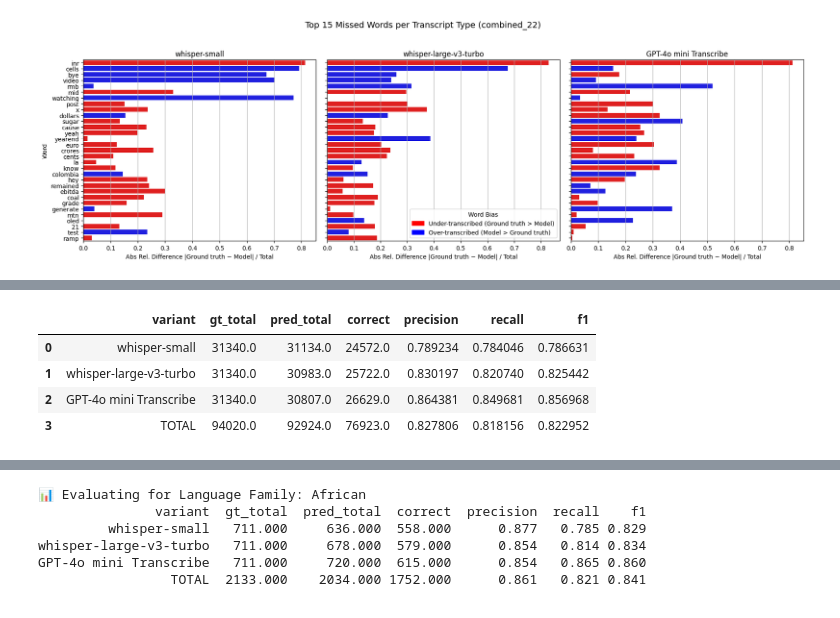
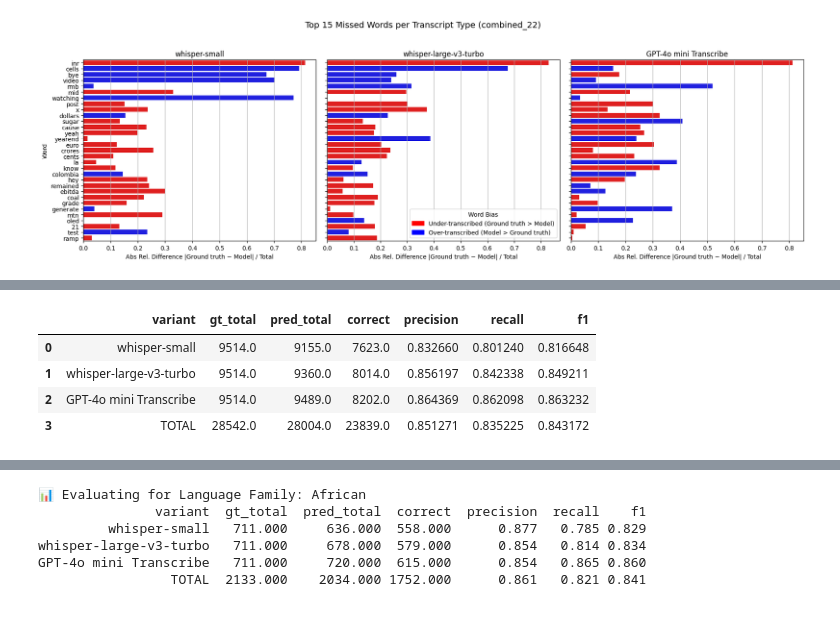
Before and after one commit to MakkerW/Thesis, a Jupyter notebook: Metrics.ipynb, the cells around one changed output, grey strips where cells are left out. Saved outputs shown, nothing was run; the diff lists cells and outputs as text; code cells hidden in the pictures.

```diff
--- a/Metrics.ipynb
+++ b/Metrics.ipynb
@@ -25,11 +25,14 @@ import unicodedata
 # %%
 def is_latin_char(ch): # Check if a character is Latin or a digit to avoid foreign
     name = unicodedata.name(ch, '')
-    return 'LATIN' in name or ch.isdigit() or ch.isspace()
+    return 'LATIN' in name or ch.isdigit() or ch.isspace() or ch in "_"
 
 def clean_and_tokenize(text):
     text = text.lower()
-
+    # Remove possessive 's after numbers like 2021's → 2021
+    text = re.sub(r"(?<=\d)'s\b", "", text)
+    #Replace - with space
+    text = text.replace('-', ' ')
     # Protect decimals (e.g. 2.4 → 2__DOT__4)
     text = re.sub(r'(?<=\d)\.(?=\d)', '__DOT__', text)
     text = ''.join(ch for ch in text if is_latin_char(ch))
@@ -37,6 +40,7 @@ def clean_and_tokenize(text):
     text = text.replace('__DOT__', '.')
 
     return text.split()
+
 def read_txt_file(path):
     with open(path, 'r', encoding='utf-8') as f:
         return f.read().strip()
@@ -469,6 +473,7 @@ SUBSTITUTIONS = {
     "nine": ["9"],
     "hundred": ["100"],
     "sixteen": ["16"],
+    "fifty": ["50"],
     "thousand": ["1000"],
     "followup": ["follow", "up"],
     "longterm": ["long", "term"],
@@ -478,7 +483,6 @@ SUBSTITUTIONS = {
     "doubledigit": ["double", "digit"],
     "midsingledigit": ["mid", "single", "digit"],
     "midsingle" : ["mid", "single"],
-    "oneoff": ["one", "off"]
 
 }
 FILLERS = {"eh", "uh", "um", "w", "th", "mmhmm", "hmm", "em", "ah", "e", "y", "inaudible", "unk", "crosstalk", "laugh", "oh", "affirmative", "q", "gaap", "gap", "percent"}
@@ -579,0 +584,9 @@ whisper-small                       1432
+# %%
+metadata = pd.read_csv("metadata_22.csv")
+metadata = metadata.rename(columns={"File ID": "folder"})
+
+df_22 = df_22.merge(metadata, on="folder", how="left")
+
+df_22 = df_22.rename(columns={"Language Family + Area Based": "Language Family"})
+
+df_22 = df_22.merge(df_paths_22, on=["folder", "variant"], how="left")
@@ -804,18 +929,36 @@ Passing `palette` without assigning `hue` is deprecated and will be removed in v
   sns.barplot(data=df_plot, x='rel_diff', y='word',palette=df_plot.set_index('word').loc[df_plot['word'], 'color'].to_dict(),ax=ax,order=filter_words if filter_words else None)
 [figure]
 # %%
-def extract_numbers(text):
-    return re.findall(r'\d+(?:\.\d+)?', text)
+import re
+from difflib import SequenceMatcher
+
+# --- Financial keyword set ---
+financial_keywords = {
+    'revenue', 'sales', 'income', 'earnings', 'ebitda', 'ebit', 'profit', 'margin', 'cost', 'expenses',
+    'capital', 'cash', 'dividend', 'tax', 'interest', 'guidance', 'estimate', 'forecast',
+    'debt', 'loss', 'growth', 'operating', 'adjusted', 'net', 'return', 'liability', 'asset',
+    'valuation', 'equity', 'shares', 'price', 'stock', 'unit', 'per share', 'ratio',
+    'annual', 'fiscal', 'monthly'
+}
+
+def normalize_number(n):
+    return str(float(n)) if '.' in n else str(int(n))
+
+def extract_contextual_numbers(text, window=10):
+    words = text.lower().split()
+    numbers = []
+    for idx, word in enumerate(words):
+        if re.fullmatch(r'\d+(?:\.\d+)?', word):
+            start = max(0, idx - window)
+            end = min(len(words), idx + window + 1)
+            context = words[start:end]
+            if any(fin_word in context for fin_word in financial_keywords):
+                numbers.append(normalize_number(word))
+    return numbers
 
 def count_aligned_numbers(gt_numbers, hyp_numbers):
     matcher = SequenceMatcher(None, gt_numbers, hyp_numbers)
     return sum(block.size for block in matcher.get_matching_blocks() if block.size > 0)
-
-
-def normalize_number(n):
-    if '.' in n:
-        return str(float(n))  # e.g. 2.40 = 2.4
-    return n
 
 def evaluate_number_accuracy(df_paths):
     results = []
@@ -829,15 +972,15 @@ def evaluate_number_accuracy(df_paths):
         correct_total = 0
 
         for _, row in df_var.iterrows():
-            gt_numbers = [normalize_number(n) for n in extract_numbers(row['gt_text'])]
-            hyp_numbers = [normalize_number(n) for n in extract_numbers(row['hyp_text'])]
+            gt_numbers = extract_contextual_numbers(row['gt_text'])
+            hyp_numbers = extract_contextual_numbers(row['hyp_text'])
             gt_total += len(gt_numbers)
             pred_total += len(hyp_numbers)
             correct_total += count_aligned_numbers(gt_numbers, hyp_numbers)
 
-        precision = correct_total / pred_total #Out of all the positive predictions we made, how many were true?
-        recall = correct_total / gt_total #Out of all the data points that should be predicted as true, how many did we correctly predict as true?
-        f1 = 2 * precision * recall / (precision + recall)
+        precision = correct_total / pred_total if pred_total else 0
+        recall = correct_total / gt_total if gt_total else 0
+        f1 = 2 * precision * recall / (precision + recall) if (precision + recall) else 0
 
         results.append({
             'variant': variant,
@@ -849,7 +992,7 @@ def evaluate_number_accuracy(df_paths):
             'f1': f1
         })
 
-    # Compute overall totals
+    # Overall totals
     totals = pd.DataFrame(results).sum(numeric_only=True)
     total_correct = totals['correct']
     total_pred = totals['pred_total']
@@ -872,6 +1015,7 @@ def evaluate_number_accuracy(df_paths):
     print(df_result.to_string(index=False, float_format='%.3f'))
     return df_result
 
+# Run for each dataset
 print("Number accuracy for combined_21:")
 evaluate_number_accuracy(df_paths_21)
 print("\nNumber accuracy for combined_22:")
@@ -893,5 +1037,5 @@ GPT-4o mini Transcribe 31340.000   30807.000 26629.000      0.864   0.850 0.857
 |  | variant | gt_total | pred_total | correct | precision | recall | f1 |
-| 0 | whisper-small | 31340.0 | 31134.0 | 24572.0 | 0.789234 | 0.784046 | 0.786631 |
-| 1 | whisper-large-v3-turbo | 31340.0 | 30983.0 | 25722.0 | 0.830197 | 0.820740 | 0.825442 |
-| 2 | GPT-4o mini Transcribe | 31340.0 | 30807.0 | 26629.0 | 0.864381 | 0.849681 | 0.856968 |
-| 3 | TOTAL | 94020.0 | 92924.0 | 76923.0 | 0.827806 | 0.818156 | 0.822952 |
+| 0 | whisper-small | 9514.0 | 9155.0 | 7623.0 | 0.832660 | 0.801240 | 0.816648 |
+| 1 | whisper-large-v3-turbo | 9514.0 | 9360.0 | 8014.0 | 0.856197 | 0.842338 | 0.849211 |
+| 2 | GPT-4o mini Transcribe | 9514.0 | 9489.0 | 8202.0 | 0.864369 | 0.862098 | 0.863232 |
+| 3 | TOTAL | 28542.0 | 28004.0 | 23839.0 | 0.851271 | 0.835225 | 0.843172 |
```
Also changed, not shown: parts of 17 cells of this notebook, 3 other files.
